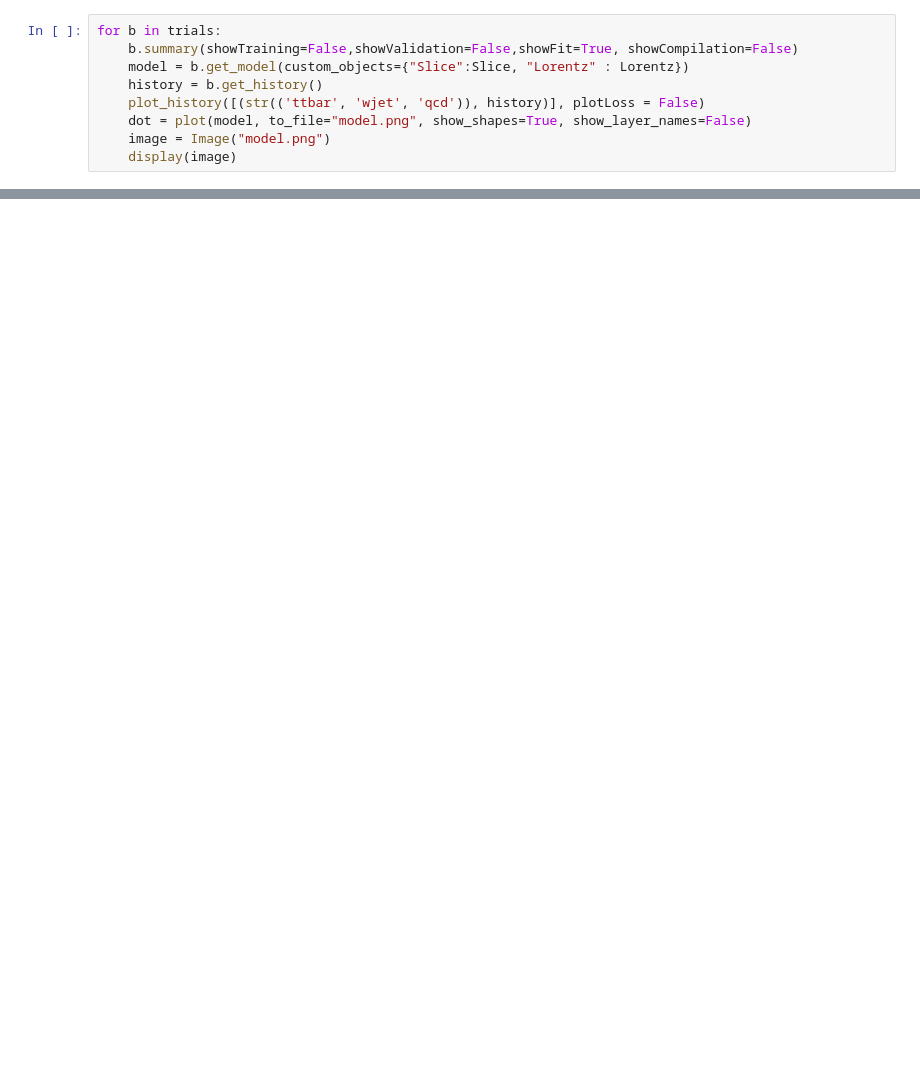
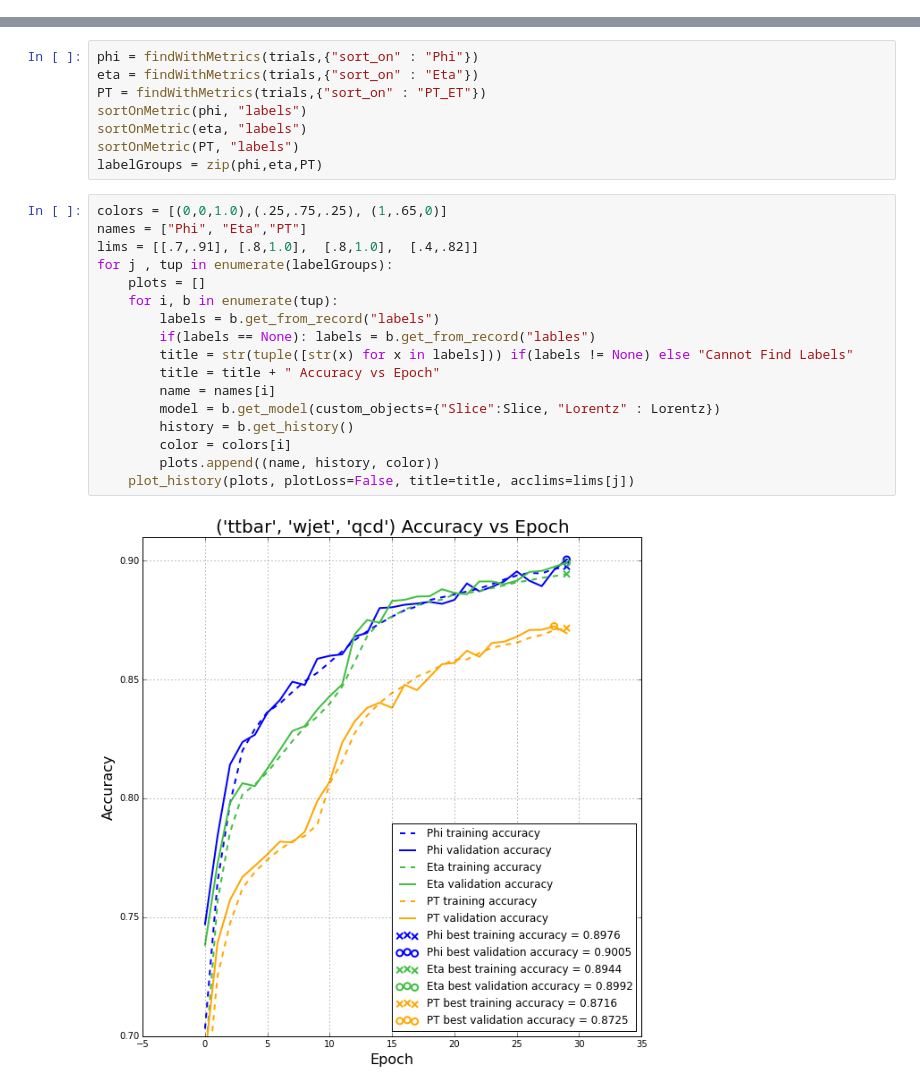
Before and after one commit to DannyWeitekamp/CMS_Deep_Learning, a Jupyter notebook: delphi_analysis/LSTM_Results.ipynb, the cells around one changed output, grey strips where cells are left out. Drawn from its saved outputs; the diff is of its cells as text; blank space fills up the shorter version.

```diff
--- a/delphi_analysis/LSTM_Results.ipynb
+++ b/delphi_analysis/LSTM_Results.ipynb
@@ -71,10 +71 @@ TRIAL SUMMARY (79a029a0ab2a8fcb351aa1b01c6ab92fc6c72ffe)
 --------------------------------------------------
-# %%
-for b in trials:
-    b.summary(showTraining=False,showValidation=False,showFit=True, showCompilation=False)
-    model = b.get_model(custom_objects={"Slice":Slice, "Lorentz" : Lorentz})
-    history = b.get_history()
-    plot_history([(str(('ttbar', 'wjet', 'qcd')), history)], plotLoss = False)
-    dot = plot(model, to_file="model.png", show_shapes=True, show_layer_names=False)
-    image = Image("model.png")
-    display(image)
@@ -122,0 +140,27 @@ plotMetricVsMetric(trials, "sort_on", metricY="test_acc", groupOn=None,
+# %%
+phi = findWithMetrics(trials,{"sort_on" : "Phi"})
+eta = findWithMetrics(trials,{"sort_on" : "Eta"})
+PT = findWithMetrics(trials,{"sort_on" : "PT_ET"})
+sortOnMetric(phi, "labels")
+sortOnMetric(eta, "labels")
+sortOnMetric(PT, "labels")
+labelGroups = zip(phi,eta,PT)
+# %%
+colors = [(0,0,1.0),(.25,.75,.25), (1,.65,0)]
+names = ["Phi", "Eta","PT"]
+lims = [[.7,.91], [.8,1.0],  [.8,1.0],  [.4,.82]]
+for j , tup in enumerate(labelGroups):
+    plots = []
+    for i, b in enumerate(tup):
+        labels = b.get_from_record("labels")
+        if(labels == None): labels = b.get_from_record("lables")
+        title = str(tuple([str(x) for x in labels])) if(labels != None) else "Cannot Find Labels"
+        title = title + " Accuracy vs Epoch"
+        name = names[i]
+        model = b.get_model(custom_objects={"Slice":Slice, "Lorentz" : Lorentz})
+        history = b.get_history()
+        color = colors[i]
+        plots.append((name, history, color))
+    plot_history(plots, plotLoss=False, title=title, acclims=lims[j])
+# %% [output]
+[figure, added]
```
Also changed, not shown: parts of 12 cells of this notebook, 7 other files.
